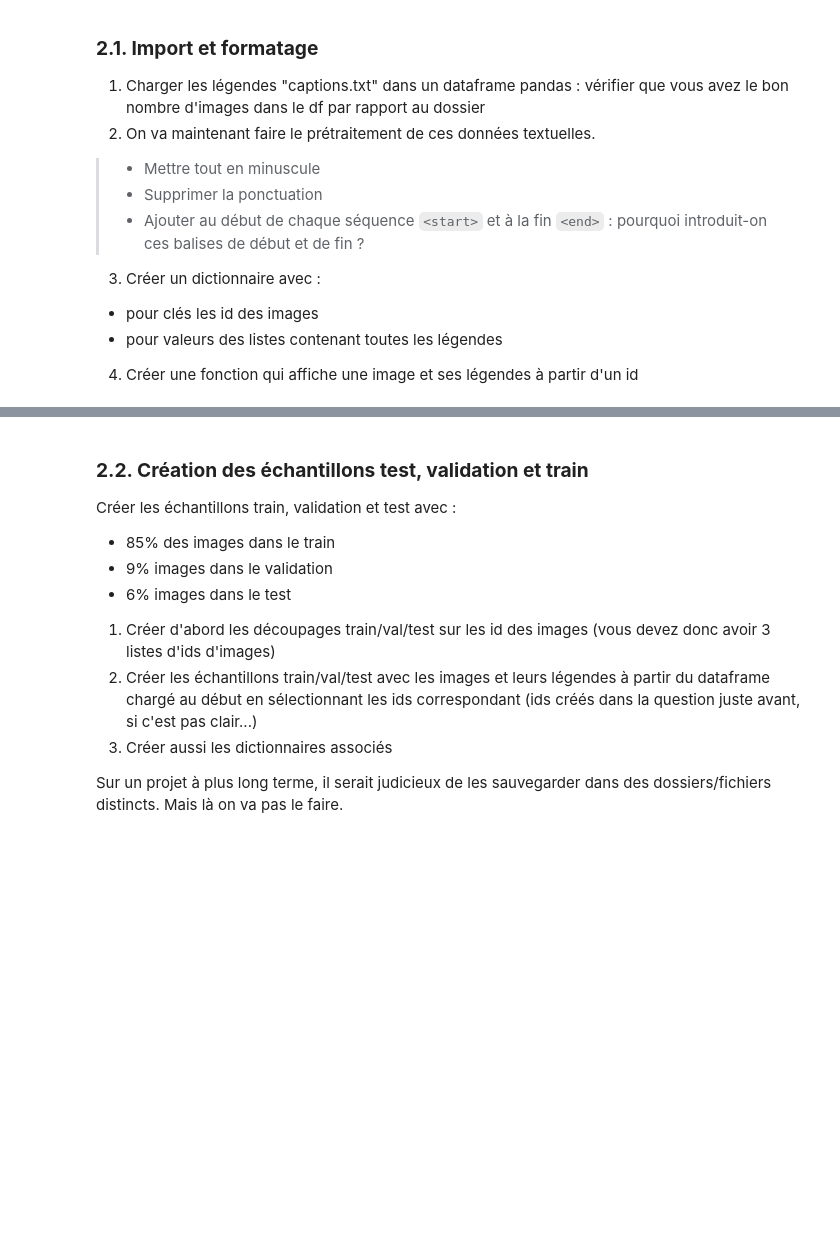
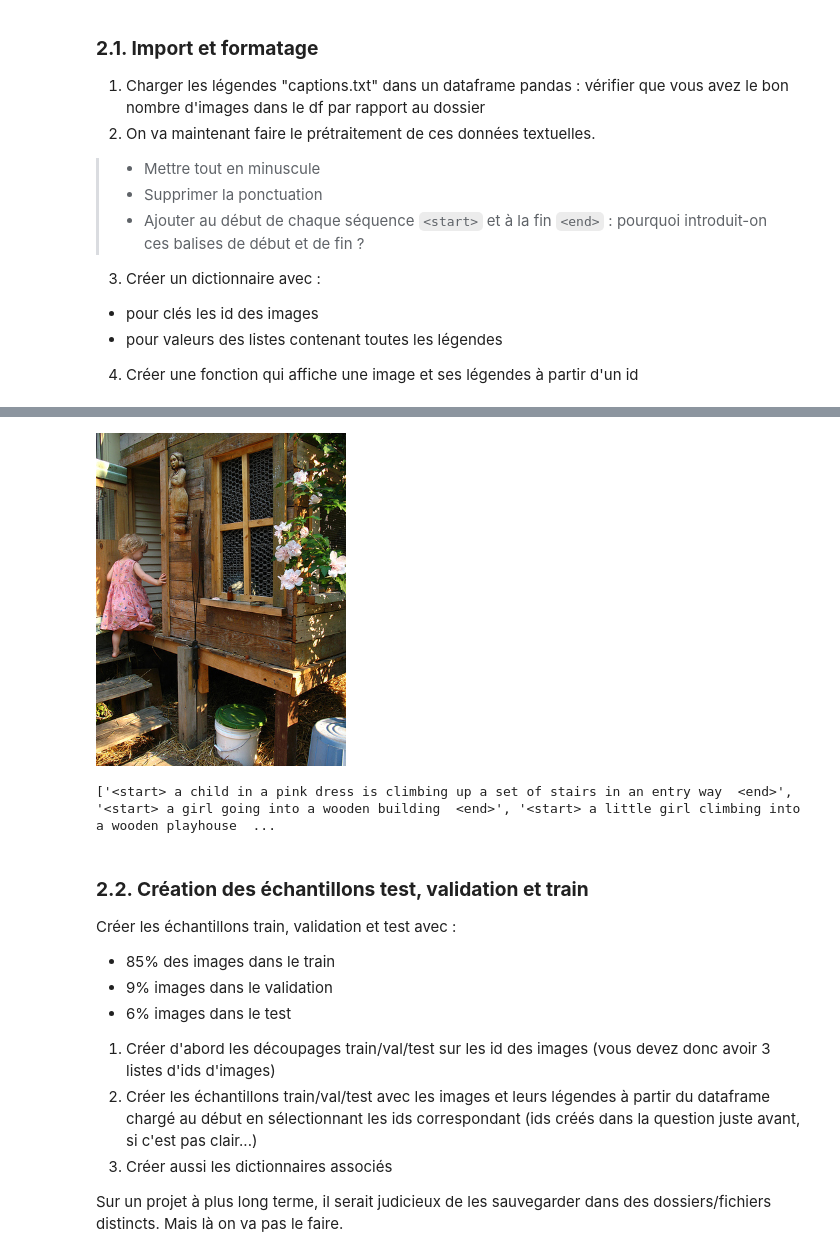
Before and after one commit to louiskuhn/IA-P2-Euskadi, a Jupyter notebook: Ressources/Deep Learning/Recurrent Neural Network/RNN 3 - Description d'images.ipynb, the cells around one changed output, grey strips where cells are left out. Drawn from its saved outputs; the diff is of its cells as text; code cells hidden in the pictures; blank space fills up the shorter version.

```diff
--- a/Ressources/Deep Learning/Recurrent Neural Network/RNN 3 - Description d'images.ipynb
+++ b/Ressources/Deep Learning/Recurrent Neural Network/RNN 3 - Description d'images.ipynb
@@ -32,3 +37,8 @@ Il faut bien comprendre que l'objectif va être de prédire une légende pour un
 - pour clés les id des images
 - pour valeurs des listes contenant toutes les légendes
 4. Créer une fonction qui affiche une image et ses légendes à partir d'un id
+# %%
+# df captions
+df = pd.read_csv(data_path+"captions.txt")
+print(len(df.image.unique()), "images et", len(df.image.unique())*5, "légendes")
+df
@@ -34,0 +60,4 @@ Il faut bien comprendre que l'objectif va être de prédire une légende pour un
+# %%
+# preprocessig du texte
+df.caption = df.caption.apply(lambda s: "<start> " + s.lower().translate(str.maketrans('', '', string.punctuation)) + " <end>")
+df
@@ -34,0 +78,6 @@ Il faut bien comprendre que l'objectif va être de prédire une légende pour un
+# %%
+%%time
+# dictionnaire { id_img : [liste des légendes]}
+desc = {img_id : list() for img_id in df.image.unique()}
+df.apply(lambda row: desc[row[0]].append(row[1]), axis=1)
+desc['1000268201_693b08cb0e.jpg']
@@ -35,3 +105,12 @@ Il faut bien comprendre que l'objectif va être de prédire une légende pour un
+# %%
+def image_legendes(img_id):
+    display(Image(img_path+img_id, width=250))
+    print(desc[img_id])
+# %%
+image_legendes('1000268201_693b08cb0e.jpg')
+# %% [output]
+[figure, added]
+['<start> a child in a pink dress is climbing up a set of stairs in an entry way  <end>', '<start> a girl going into a wooden building  <end>', '<start> a little girl climbing into a wooden playhouse  ...
 # %% [markdown]
 ### **2.2. Création des échantillons test, validation et train**
 
```
Also changed, not shown: parts of 6 cells of this notebook.
